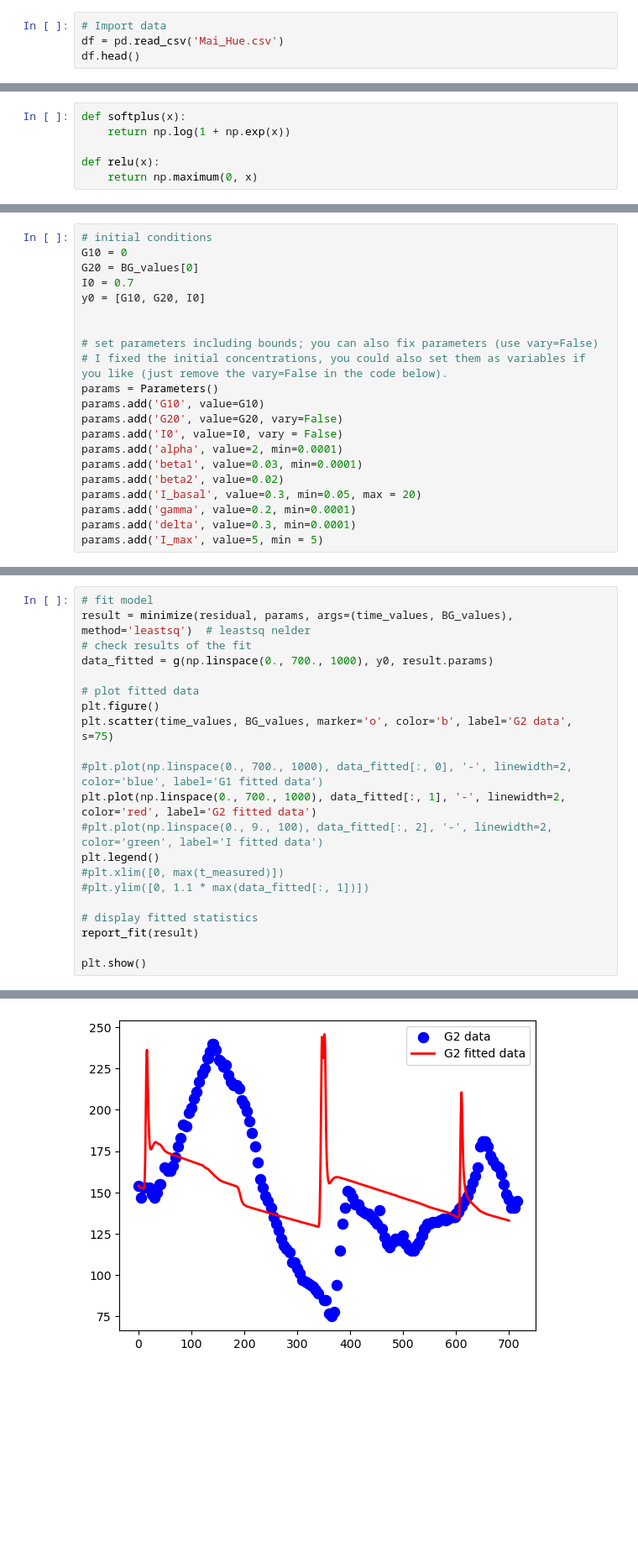
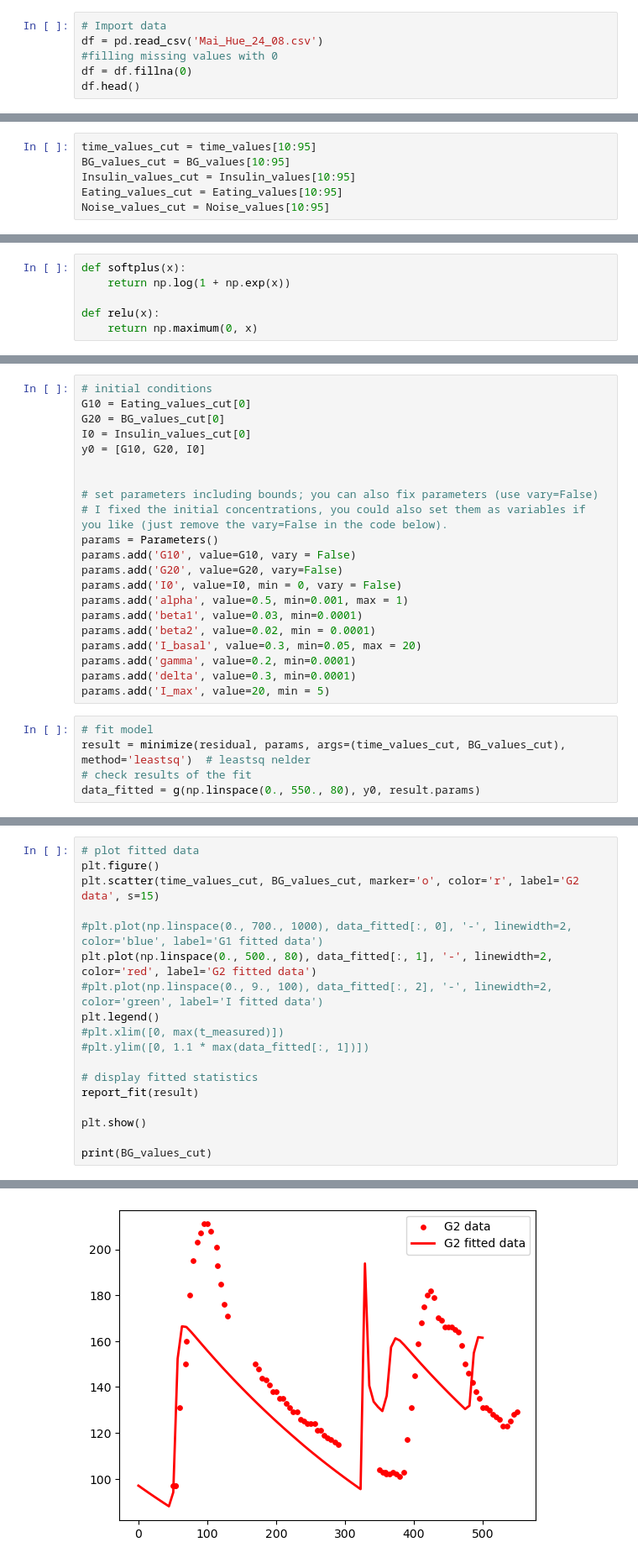
Before and after one commit to emplor255/Diabetes-Control, a Jupyter notebook: Fitting Real Data.ipynb, the cells around one changed output, grey strips where cells are left out. Shown at 84% size. Cells and saved outputs as stored; diff of their text form; blank space fills up the shorter version.

```diff
--- a/Fitting Real Data.ipynb
+++ b/Fitting Real Data.ipynb
@@ -7,7 +7,9 @@ from lmfit import minimize, Parameters, Parameter, report_fit
 from scipy.integrate import odeint
 # %%
 # Import data
-df = pd.read_csv('Mai_Hue.csv')
+df = pd.read_csv('Mai_Hue_24_08.csv')
+#filling missing values with 0
+df = df.fillna(0)
 df.head()
 # %% [output]
 |  | Timestamp | BG | Insulin Bolus | Noise | Eating |
@@ -48,0 +60,6 @@ Noise_values = [1 if x=='P' else x for x in Noise_values]
+# %%
+time_values_cut = time_values[10:95]
+BG_values_cut = BG_values[10:95]
+Insulin_values_cut = Insulin_values[10:95]
+Eating_values_cut = Eating_values[10:95]
+Noise_values_cut = Noise_values[10:95]
@@ -108,22 +121,27 @@ def residual(paras, t, data):
     return weighted_residual.ravel()
 # %%
 # initial conditions
-G10 = 0
-G20 = BG_values[0]
-I0 = 0.7
+G10 = Eating_values_cut[0]
+G20 = BG_values_cut[0]
+I0 = Insulin_values_cut[0]
 y0 = [G10, G20, I0]
 
 
 # set parameters including bounds; you can also fix parameters (use vary=False)
 # I fixed the initial concentrations, you could also set them as variables if you like (just remove the vary=False in the code below).
 params = Parameters()
-params.add('G10', value=G10)
+params.add('G10', value=G10, vary = False)
 params.add('G20', value=G20, vary=False)
-params.add('I0', value=I0, vary = False)
-params.add('alpha', value=2, min=0.0001)
+params.add('I0', value=I0, min = 0, vary = False)
+params.add('alpha', value=0.5, min=0.001, max = 1)
 params.add('beta1', value=0.03, min=0.0001)
-params.add('beta2', value=0.02)
+params.add('beta2', value=0.02, min = 0.0001)
 params.add('I_basal', value=0.3, min=0.05, max = 20)
 params.add('gamma', value=0.2, min=0.0001)
 params.add('delta', value=0.3, min=0.0001)
-params.add('I_max', value=5, min = 5)
+params.add('I_max', value=20, min = 5)
+# %%
+# fit model
+result = minimize(residual, params, args=(time_values_cut, BG_values_cut), method='leastsq')  # leastsq nelder
+# check results of the fit
+data_fitted = g(np.linspace(0., 550., 80), y0, result.params)
@@ -130,15 +150,10 @@ params.add('I_max', value=5, min = 5)
 # %%
-# fit model
-result = minimize(residual, params, args=(time_values, BG_values), method='leastsq')  # leastsq nelder
-# check results of the fit
-data_fitted = g(np.linspace(0., 700., 1000), y0, result.params)
-
 # plot fitted data
 plt.figure()
-plt.scatter(time_values, BG_values, marker='o', color='b', label='G2 data', s=75)
+plt.scatter(time_values_cut, BG_values_cut, marker='o', color='r', label='G2 data', s=15)
 
 #plt.plot(np.linspace(0., 700., 1000), data_fitted[:, 0], '-', linewidth=2, color='blue', label='G1 fitted data')
-plt.plot(np.linspace(0., 700., 1000), data_fitted[:, 1], '-', linewidth=2, color='red', label='G2 fitted data')
+plt.plot(np.linspace(0., 500., 80), data_fitted[:, 1], '-', linewidth=2, color='red', label='G2 fitted data')
 #plt.plot(np.linspace(0., 9., 100), data_fitted[:, 2], '-', linewidth=2, color='green', label='I fitted data')
 plt.legend()
 #plt.xlim([0, max(t_measured)])
@@ -148,6 +163,8 @@ plt.legend()
 report_fit(result)
 
 plt.show()
+
+print(BG_values_cut)
 # %% [output]
 [[Fit Statistics]]
     # fitting method   = leastsq
@@ -169 +186 @@ plt.show()
-[figure, old version]
+[figure, new version]
```
Also changed, not shown: parts of 10 cells of this notebook, 3 other files.
